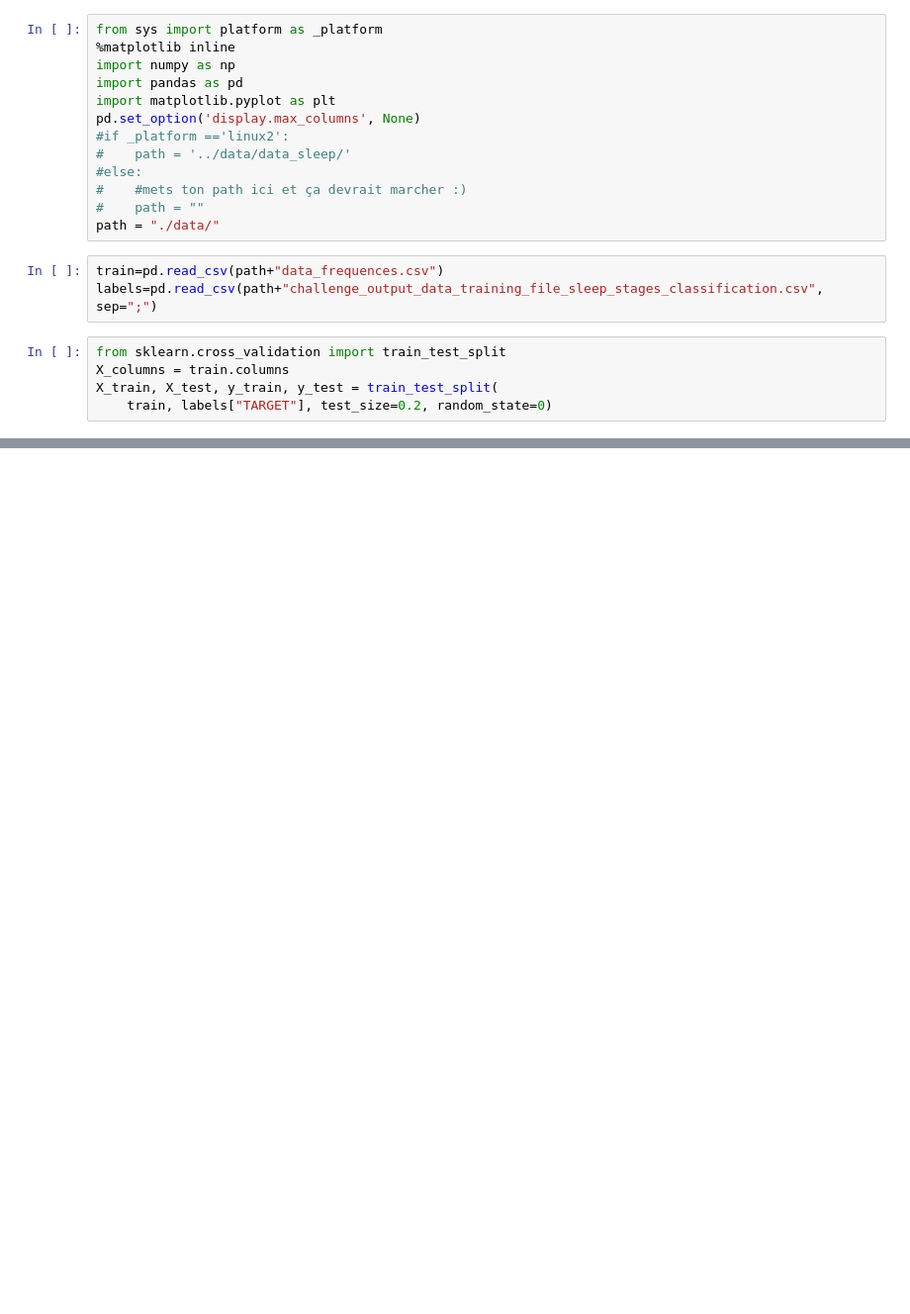
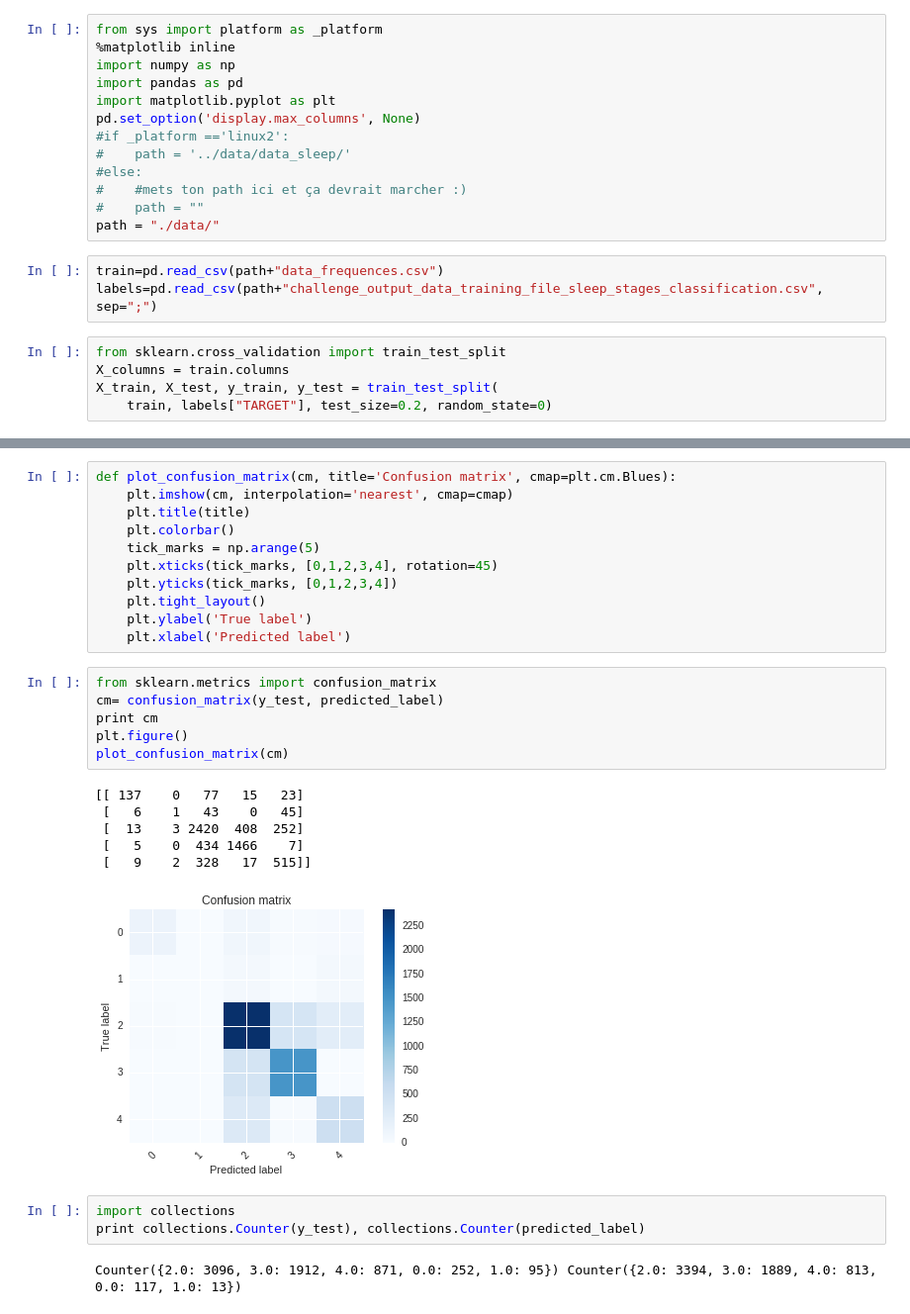
Before and after one commit to sofcalca/sleep, a Jupyter notebook: classifiers.ipynb, the cells around one changed output, grey strips where cells are left out. Shown at 99% size. Saved outputs shown, nothing was run; the diff lists cells and outputs as text; blank space fills up the shorter version.

```diff
--- a/classifiers.ipynb
+++ b/classifiers.ipynb
@@ -103,0 +107,29 @@ plt.xticks(x + 0.5, feature_names, rotation=90, fontsize=15);
+# %%
+def plot_confusion_matrix(cm, title='Confusion matrix', cmap=plt.cm.Blues):
+    plt.imshow(cm, interpolation='nearest', cmap=cmap)
+    plt.title(title)
+    plt.colorbar()
+    tick_marks = np.arange(5)
+    plt.xticks(tick_marks, [0,1,2,3,4], rotation=45)
+    plt.yticks(tick_marks, [0,1,2,3,4])
+    plt.tight_layout()
+    plt.ylabel('True label')
+    plt.xlabel('Predicted label')
+# %%
+from sklearn.metrics import confusion_matrix
+cm= confusion_matrix(y_test, predicted_label)
+print cm
+plt.figure()
+plot_confusion_matrix(cm)
+# %% [output]
+[[ 137    0   77   15   23]
+ [   6    1   43    0   45]
+ [  13    3 2420  408  252]
+ [   5    0  434 1466    7]
+ [   9    2  328   17  515]]
+[figure, added]
+# %%
+import collections
+print collections.Counter(y_test), collections.Counter(predicted_label)
+# %% [output]
+Counter({2.0: 3096, 3.0: 1912, 4.0: 871, 0.0: 252, 1.0: 95}) Counter({2.0: 3394, 3.0: 1889, 4.0: 813, 0.0: 117, 1.0: 13})
```
Also changed, not shown: parts of 17 cells of this notebook.
